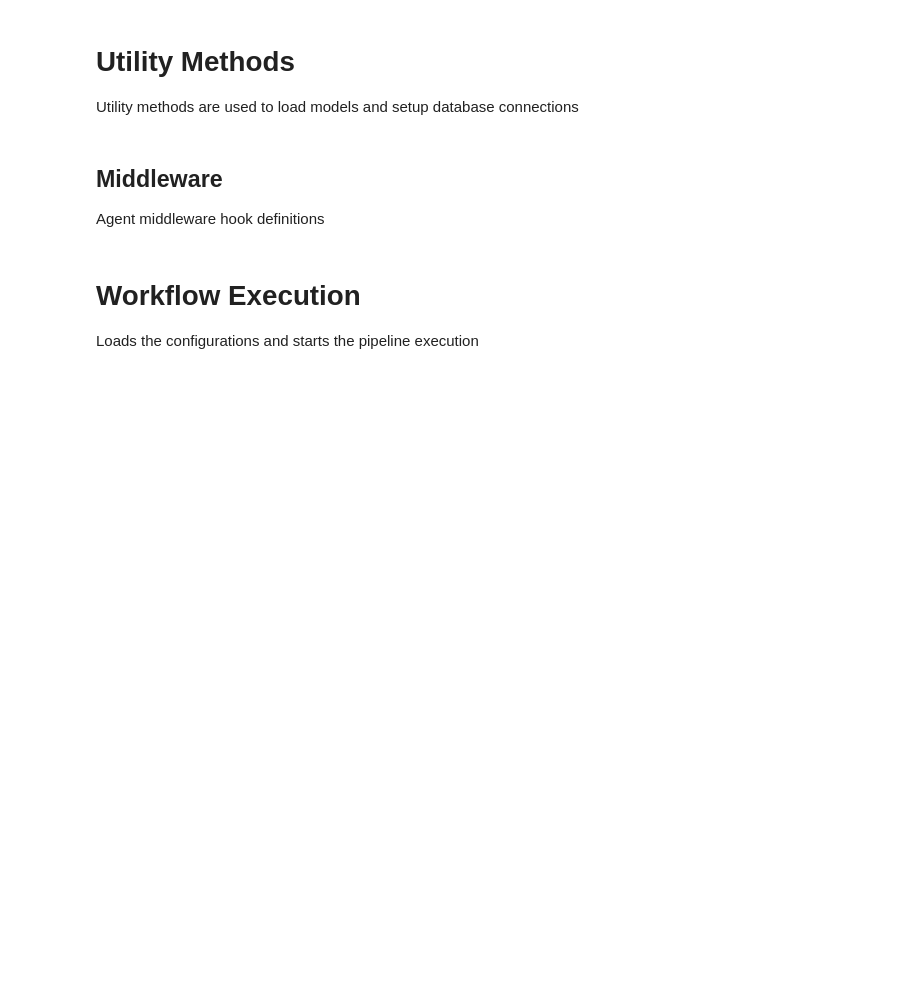
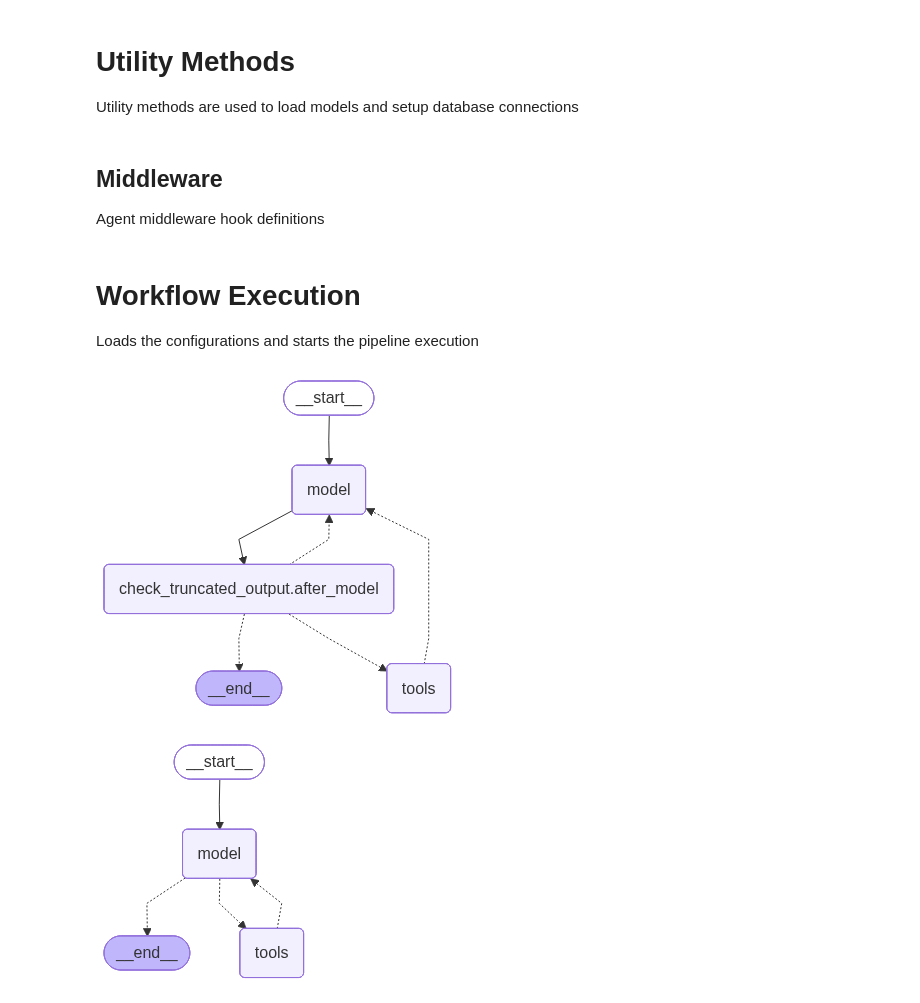
Before and after one commit to uahmad417/llm-evaluation-vp, a Jupyter notebook: pipeline.ipynb, the cells around one changed output. Drawn from its saved outputs; the diff is of its cells as text; code cells hidden in the pictures; blank space fills up the shorter version.

Commit message:
added aditional configs for anthropic agent * configured effort and structured output * included additional model to structure analysis output based on output schema

```diff
--- a/pipeline.ipynb
+++ b/pipeline.ipynb
@@ -213,12 +211,14 @@ class RiskAssessment(TypedDict):
 Utility methods are used to load models and setup database connections
 # %%
 from typing import List
+import os
 
 from langchain_core.prompts import ChatPromptTemplate
 from langchain_huggingface import ChatHuggingFace, HuggingFaceEndpoint
 from langchain_memgraph import MemgraphToolkit
 from langchain_memgraph.graphs.memgraph import MemgraphLangChain
 from langchain_anthropic import ChatAnthropic
+
 
 
 def create_prompt(sys_msg: str, hum_msg: str) -> ChatPromptTemplate:
@@ -256,11 +256,16 @@ def load_model_from_hf(repo_id: str) -> ChatHuggingFace:
     model = ChatHuggingFace(llm=llm)
     return model
 
+# TODO: configure model parameters
+# * thinking?
+#  * batch processing?
+#  * programatic tool calling?
 def load_anthropic_model(model_name):
 
     model = ChatAnthropic(
         model=model_name,
-        anthropic_api_key=os.getenv("ANTHROPIC_API_KEY")
+        anthropic_api_key=os.getenv("ANTHROPIC_API_KEY"),
+        effort="high"
     )
 
     return model
@@ -371,34 +376,42 @@ Loads the configurations and starts the pipeline execution
 # %%
 from IPython.display import Image, display
 from langchain.agents import create_agent
-from langchain.agents.structured_output import ToolStrategy
+from langchain.agents.structured_output import ProviderStrategy
 
 # load the model
 model = load_model_from_hf("deepseek-ai/DeepSeek-V3.2")
 anthropic_model = load_anthropic_model("claude-opus-4-6")
 
 # Get memgraph database instance
 db = connect_to_memgraph()
 
 # Get the required memgraph tools
 tools = get_memgraph_tools(db, model)
 
 # instantiate hugging face model
-agent_executor = create_agent(
+hf_agent = create_agent(
     model,
     tools,
     system_prompt=SYSTEM_MSG,
     middleware=[check_truncated_output, retry_cypher]
 )
 
 # instantiate anthropic model
 anthropic_agent = create_agent(
-    anthropic_model
+    anthropic_model,
+    tools,
+    system_prompt=SYSTEM_MSG
 )
 
 # print the stategraph
-graph = agent_executor.get_graph()
+graph = hf_agent.get_graph()
 display(Image(graph.draw_mermaid_png()))
+
+graph = anthropic_agent.get_graph()
+display(Image(graph.draw_mermaid_png()))
+# %% [output]
+[figure, added]
+[figure, added]
 # %%
 example_query = HumanMessage("What is the risk posed by CVE-2005-2541?")
 # %%
```
Also changed, not shown: parts of 8 cells of this notebook.
